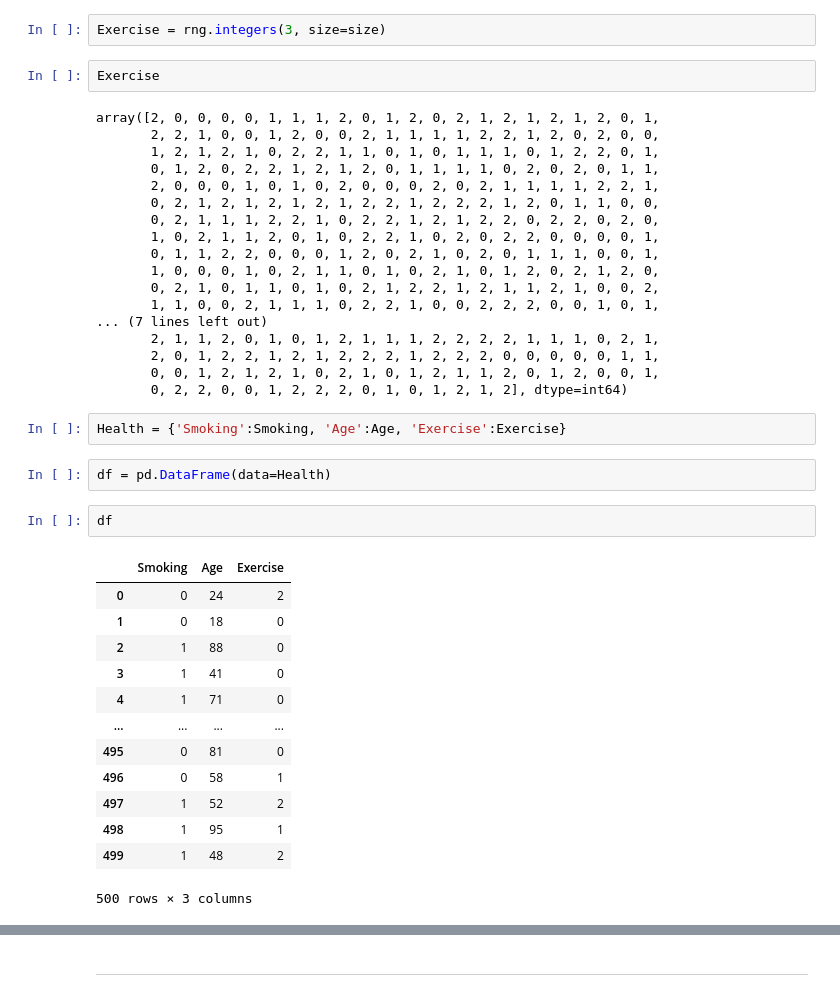
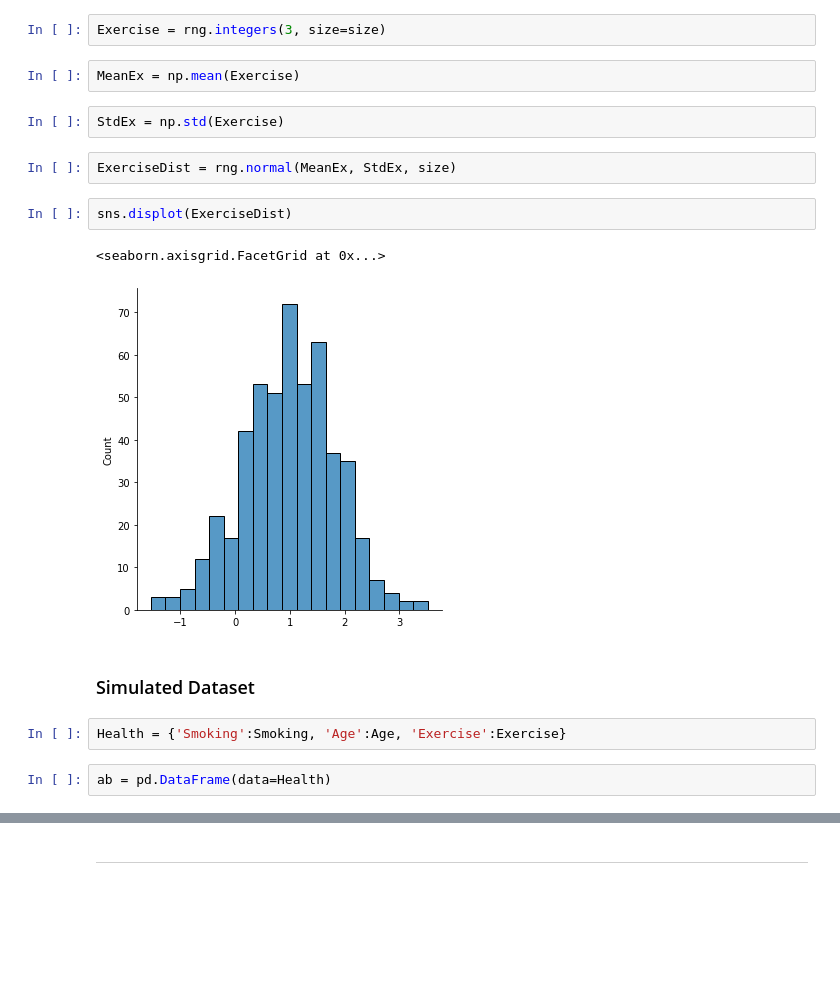
Before and after one commit to jonkavana/PODA-Simulation-2020, a Jupyter notebook: Phenomenon Simulated Data.ipynb, the cells around one changed output, grey strips where cells are left out. Cells and saved outputs as stored; diff of their text form; blank space fills up the shorter version.

```diff
--- a/Phenomenon Simulated Data.ipynb
+++ b/Phenomenon Simulated Data.ipynb
@@ -353,42 +357,19 @@ sns.displot(AgeDist)
 # %%
 Exercise = rng.integers(3, size=size)
-# %%
-Exercise
-# %% [output]
-array([2, 0, 0, 0, 0, 1, 1, 1, 2, 0, 1, 2, 0, 2, 1, 2, 1, 2, 1, 2, 0, 1,
-       2, 2, 1, 0, 0, 1, 2, 0, 0, 2, 1, 1, 1, 1, 2, 2, 1, 2, 0, 2, 0, 0,
-       1, 2, 1, 2, 1, 0, 2, 2, 1, 1, 0, 1, 0, 1, 1, 1, 0, 1, 2, 2, 0, 1,
-       0, 1, 2, 0, 2, 2, 1, 2, 1, 2, 0, 1, 1, 1, 1, 0, 2, 0, 2, 0, 1, 1,
-       2, 0, 0, 0, 1, 0, 1, 0, 2, 0, 0, 0, 2, 0, 2, 1, 1, 1, 1, 2, 2, 1,
-       0, 2, 1, 2, 1, 2, 1, 2, 1, 2, 2, 1, 2, 2, 2, 1, 2, 0, 1, 1, 0, 0,
-       0, 2, 1, 1, 1, 2, 2, 1, 0, 2, 2, 1, 2, 1, 2, 2, 0, 2, 2, 0, 2, 0,
-       1, 0, 2, 1, 1, 2, 0, 1, 0, 2, 2, 1, 0, 2, 0, 2, 2, 0, 0, 0, 0, 1,
-       0, 1, 1, 2, 2, 0, 0, 0, 1, 2, 0, 2, 1, 0, 2, 0, 1, 1, 1, 0, 0, 1,
-       1, 0, 0, 0, 1, 0, 2, 1, 1, 0, 1, 0, 2, 1, 0, 1, 2, 0, 2, 1, 2, 0,
-       0, 2, 1, 0, 1, 1, 0, 1, 0, 2, 1, 2, 2, 1, 2, 1, 1, 2, 1, 0, 0, 2,
-       1, 1, 0, 0, 2, 1, 1, 1, 0, 2, 2, 1, 0, 0, 2, 2, 2, 0, 0, 1, 0, 1,
-... (7 lines left out)
-       2, 1, 1, 2, 0, 1, 0, 1, 2, 1, 1, 1, 2, 2, 2, 2, 1, 1, 1, 0, 2, 1,
-       2, 0, 1, 2, 2, 1, 2, 1, 2, 2, 2, 1, 2, 2, 2, 0, 0, 0, 0, 0, 1, 1,
-       0, 0, 1, 2, 1, 2, 1, 0, 2, 1, 0, 1, 2, 1, 1, 2, 0, 1, 2, 0, 0, 1,
-       0, 2, 2, 0, 0, 1, 2, 2, 2, 0, 1, 0, 1, 2, 1, 2], dtype=int64)
+# %%
+MeanEx = np.mean(Exercise)
+# %%
+StdEx = np.std(Exercise)
+# %%
+ExerciseDist = rng.normal(MeanEx, StdEx, size)
+# %%
+sns.displot(ExerciseDist)
+# %% [output]
+<seaborn.axisgrid.FacetGrid at 0x...>
+[figure, added]
+# %% [markdown]
+### Simulated Dataset
 # %%
 Health = {'Smoking':Smoking, 'Age':Age, 'Exercise':Exercise}
 # %%
-df = pd.DataFrame(data=Health)
+ab = pd.DataFrame(data=Health)
-# %%
-df
-# %% [output]
-|  | Smoking | Age | Exercise |
-| 0 | 0 | 24 | 2 |
-| 1 | 0 | 18 | 0 |
-| 2 | 1 | 88 | 0 |
-| 3 | 1 | 41 | 0 |
-| 4 | 1 | 71 | 0 |
-| ... | ... | ... | ... |
-| 495 | 0 | 81 | 0 |
-| 496 | 0 | 58 | 1 |
-| 497 | 1 | 52 | 2 |
-| 498 | 1 | 95 | 1 |
-| 499 | 1 | 48 | 2 |
-500 rows × 3 columns
```
Also changed, not shown: parts of 29 cells of this notebook.
